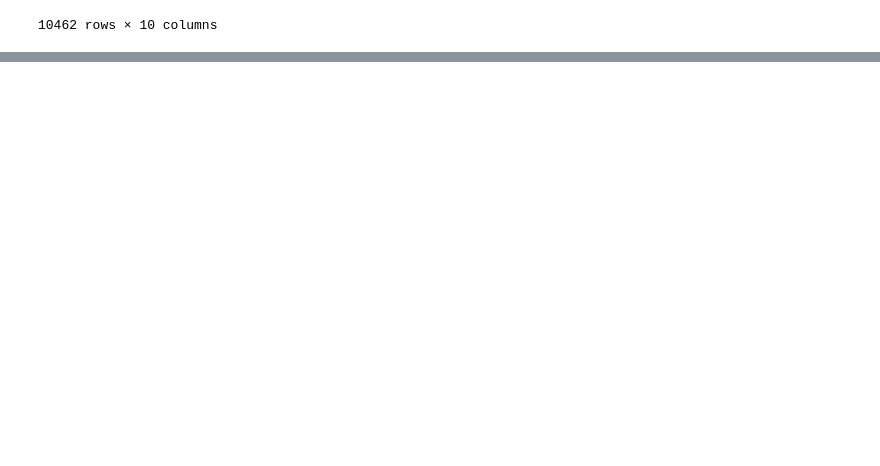
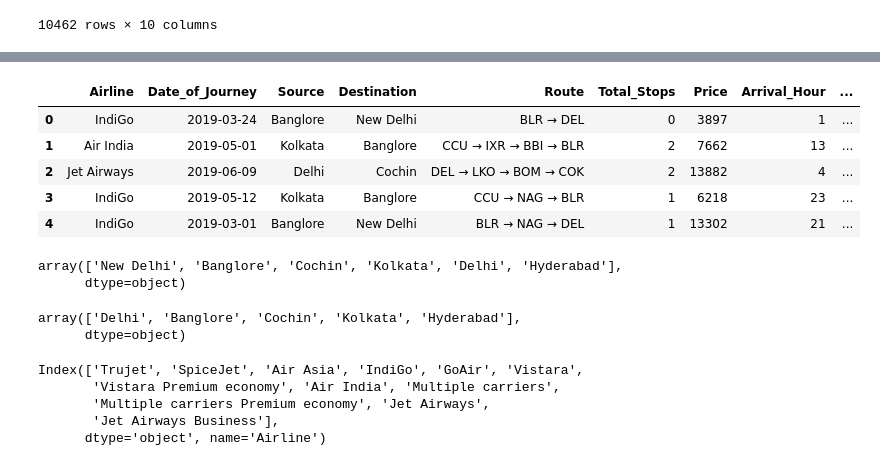
Before and after one commit to Afreed17/AirlineFair-Prediction-DataMites_Project, a Jupyter notebook: AirlineFairPrediction.ipynb, the cells around one changed output, grey strips where cells are left out. Cells and saved outputs as stored; diff of their text form; code cells hidden in the pictures; blank space fills up the shorter version.

```diff
--- a/AirlineFairPrediction.ipynb
+++ b/AirlineFairPrediction.ipynb
@@ -161,0 +304,2 @@ train_data
+# %%
+train_data['Duration_Hour'] = train_data['Duration'].apply(lambda x : int(x.split(' ')[0][0:-1]) )
@@ -161,0 +313,2 @@ train_data
+# %%
+train_data['Duration_Min'] = train_data['Duration'].apply(lambda x : int(x.split(' ')[1][0:-1]))
@@ -161,0 +322,2 @@ train_data
+# %%
+train_data.drop(['Duration'],inplace = True, axis = 1)
@@ -161,0 +387,17 @@ train_data
+# %%
+for col in ['Banglore', 'Kolkata', 'Delhi', 'Chennai', 'Mumbai']:
+    train_data['Source_' + col] = train_data['Source'].apply(lambda x : 1 if x == col else 0)
+# %%
+train_data.head(5)
+# %% [output]
+|  | Airline | Date_of_Journey | Source | Destination | Route | Total_Stops | Price | Arrival_Hour | ... |
+| 0 | IndiGo | 2019-03-24 | Banglore | New Delhi | BLR → DEL | 0 | 3897 | 1 | ... |
+| 1 | Air India | 2019-05-01 | Kolkata | Banglore | CCU → IXR → BBI → BLR | 2 | 7662 | 13 | ... |
+| 2 | Jet Airways | 2019-06-09 | Delhi | Cochin | DEL → LKO → BOM → COK | 2 | 13882 | 4 | ... |
+| 3 | IndiGo | 2019-05-12 | Kolkata | Banglore | CCU → NAG → BLR | 1 | 6218 | 23 | ... |
+| 4 | IndiGo | 2019-03-01 | Banglore | New Delhi | BLR → NAG → DEL | 1 | 13302 | 21 | ... |
+# %%
+train_data['Destination'].unique()
+# %% [output]
+array(['New Delhi', 'Banglore', 'Cochin', 'Kolkata', 'Delhi', 'Hyderabad'],
+      dtype=object)
@@ -161,0 +406,14 @@ train_data
+# %%
+train_data['Destination'].unique()
+# %% [output]
+array(['Delhi', 'Banglore', 'Cochin', 'Kolkata', 'Hyderabad'],
+      dtype=object)
+# %%
+Airlines = train_data.groupby(['Airline'])['Price'].mean().sort_values().index
+Airlines
+# %% [output]
+Index(['Trujet', 'SpiceJet', 'Air Asia', 'IndiGo', 'GoAir', 'Vistara',
+       'Vistara Premium economy', 'Air India', 'Multiple carriers',
+       'Multiple carriers Premium economy', 'Jet Airways',
+       'Jet Airways Business'],
+      dtype='object', name='Airline')
```
Also changed, not shown: parts of 66 cells of this notebook.
